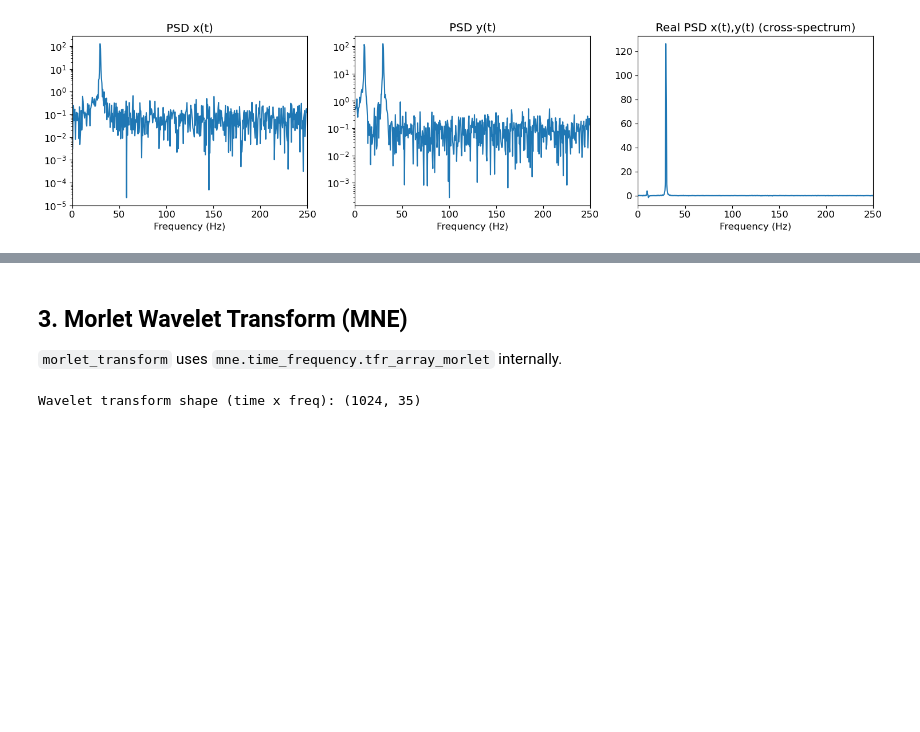
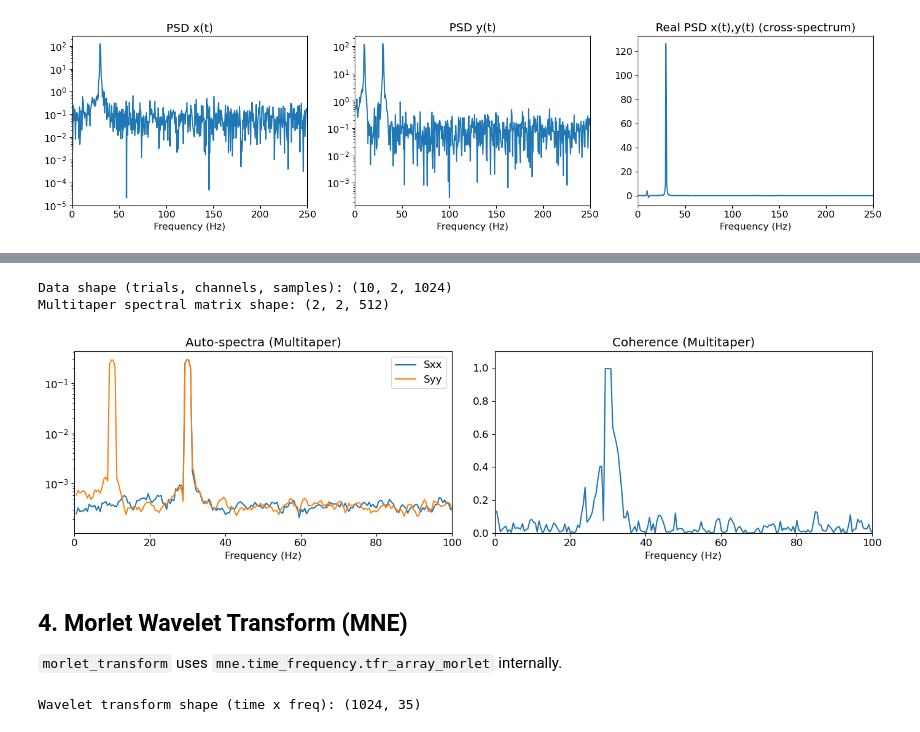
Before and after one commit to ViniciusLima94/pyGC, a Jupyter notebook: notebooks/02_spectral_analysis_mne.ipynb, the cells around one changed output, grey strips where cells are left out. Drawn from its saved outputs; the diff is of its cells as text; code cells hidden in the pictures; blank space fills up the shorter version.

```diff
--- a/notebooks/02_spectral_analysis_mne.ipynb
+++ b/notebooks/02_spectral_analysis_mne.ipynb
@@ -82,5 +87,54 @@ plt.tight_layout()
+# %%
+FMIN, FMAX = 0, 250
+Trials = 10
+data = np.stack(
+    [
+        np.stack(
+            [
+                np.sin(2 * np.pi * 30 * t) + 0.3 * np.random.randn(N),
+                np.sin(2 * np.pi * 30 * t)
+                + np.sin(2 * np.pi * 10 * t)
+                + 0.3 * np.random.randn(N),
+            ],
+            axis=0,
+        )
+        for _ in range(Trials)
+    ],
+    axis=0,
+)  # shape: (Trials, 2, N)
+
+print("Data shape (trials, channels, samples):", data.shape)
+
+S_mt, freqs_mt = multitaper_spectrum(data, Fs, bandwidth=2, fmin=FMIN, fmax=FMAX)
+
+print("Multitaper spectral matrix shape:", S_mt.shape)
+
+
+n_freq_mt = S_mt.shape[-1]
+
+fig, axes = plt.subplots(1, 2, figsize=(14, 4))
+axes[0].semilogy(freqs_mt, S_mt[0, 0, :].real, label="Sxx")
+axes[0].semilogy(freqs_mt, S_mt[1, 1, :].real, label="Syy")
+axes[0].set_title("Auto-spectra (Multitaper)")
+axes[0].set_xlabel("Frequency (Hz)")
+axes[0].legend()
+axes[0].set_xlim([0, 100])
+
+coh_mt = np.abs(S_mt[0, 1, :]) ** 2 / (
+    S_mt[0, 0, :].real * S_mt[1, 1, :].real
+)
+axes[1].plot(freqs_mt, coh_mt.real)
+axes[1].set_title("Coherence (Multitaper)")
+axes[1].set_xlabel("Frequency (Hz)")
+axes[1].set_ylim([0, 1.1])
+axes[1].set_xlim([0, 100])
+plt.tight_layout()
+# %% [output]
+Data shape (trials, channels, samples): (10, 2, 1024)
+Multitaper spectral matrix shape: (2, 2, 512)
+[figure, added]
 # %% [markdown]
-## 3. Morlet Wavelet Transform (MNE)
+## 4. Morlet Wavelet Transform (MNE)
 
 `morlet_transform` uses `mne.time_frequency.tfr_array_morlet` internally.
 # %%
```
Also changed, not shown: parts of 4 cells of this notebook.
